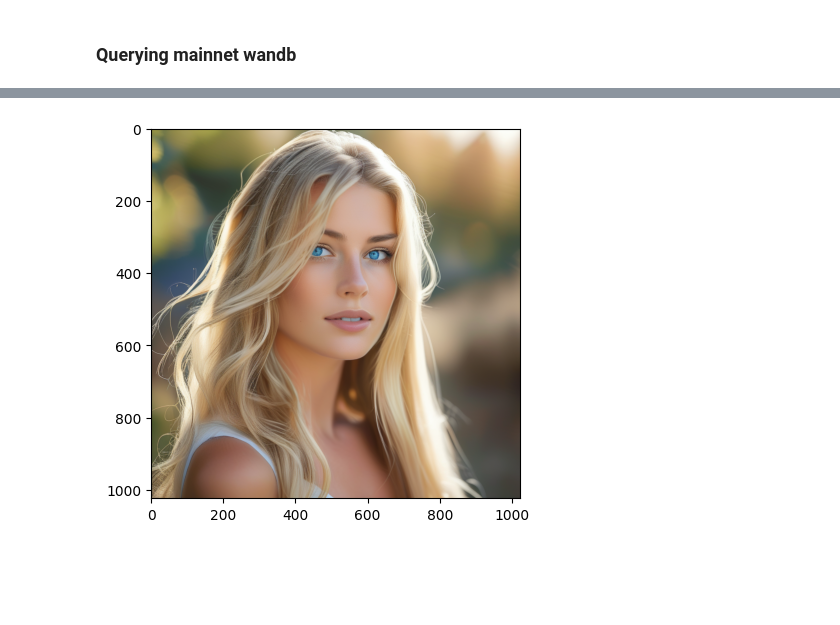
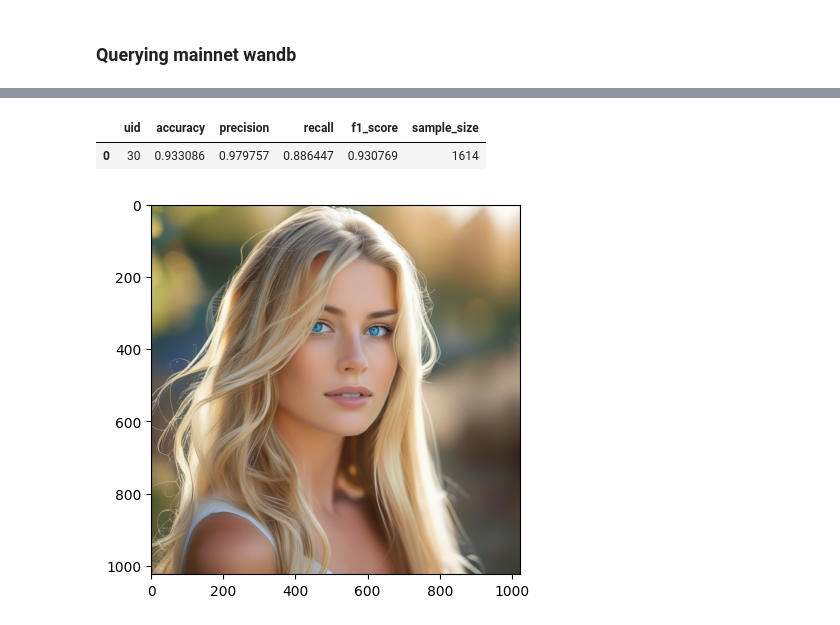
Before and after one commit to BitMind-AI/bitmind-utils, a Jupyter notebook: wandb_data/wandb_miner_performance.ipynb, the cells around one changed output, grey strips where cells are left out. Drawn from its saved outputs; the diff is of its cells as text; code cells hidden in the pictures; blank space fills up the shorter version.

Commit message:
adding filters for faster w&b queries

```diff
--- a/wandb_data/wandb_miner_performance.ipynb
+++ b/wandb_data/wandb_miner_performance.ipynb
@@ -9,6 +10,10 @@ import os
 
 from metrics import compute_metrics
 # %%
+def formatted_ts_from_epoch(ts):
+    return datetime.fromtimestamp(ts).strftime('%Y-%m-%dT%H:%M:%S')
+
+
 def compute_miner_performance(
         wandb_validator_runs,
         miner_uid=None,
@@ -20,15 +25,12 @@ def compute_miner_performance(
     miner_perf = {}
     fake_image_preds = defaultdict(dict)
     for run in wandb_validator_runs:
-        if run.state != 'running':
-            continue
 
-        if run.name != validator_run_name:
+        if validator_run_name is not None and run.name != validator_run_name:
             continue
 
         history_df = run.history()
         image_files = [f for f in run.files() if f.name.endswith(".png")]
-
         for i, challenge_row in history_df.iterrows():
             if start_ts is not None and challenge_row['_timestamp'] < start_ts:
                 continue
@@ -93,9 +95,10 @@ def compute_miner_performance(
 # %% [markdown]
 ### Querying mainnet wandb
 # %%
-api = wandb.Api()
 project = "bitmind-subnet"  # mainnet wandb project name
 entity = "bitmindai"
+validator_run_name = None
+start_ts = 1728947389
+end_ts = None
 
-# must run `wandb login` and provide your W&B api key when prompted
-runs = api.runs(f"{entity}/{project}")
+miner_ud = 0
@@ -113,0 +105,17 @@ metrics_df
+# %%
+filters = {}
+if validator_run_name:
+    filters["display_name"] = validator_run_name
+
+if start_ts or end_ts:
+    filters["created_at"] = {}
+    if start_ts:
+        filters["created_at"]["$gte"] = formatted_ts_from_epoch(start_ts)
+    if end_ts:
+        filters["created_at"]["$lte"] = formatted_ts_from_epoch(end_ts)
+
+print(filters)
+
+# must run `wandb login` and provide your W&B api key when prompted
+api = wandb.Api()
+runs = api.runs(f"{entity}/{project}", filters=filters)
@@ -114,3 +124,16 @@ metrics_df
+# %%
+metrics_df, fake_image_preds = compute_miner_performance(
+    runs,
+    miner_uid=miner_ud,  # example uid
+    start_ts=start_ts, # example timestamp
+    end_ts=end_ts,
+    validator_run_name=validator_run_name,
+    download_fake_images=False)
+
+display(metrics_df)
+# %% [output]
+|  | uid | accuracy | precision | recall | f1_score | sample_size |
+| 0 | 30 | 0.933086 | 0.979757 | 0.886447 | 0.930769 | 1614 |
 # %%
 show_N = 5
 for i, path in enumerate(fake_image_preds):
```
Also changed, not shown: parts of 3 cells of this notebook.
